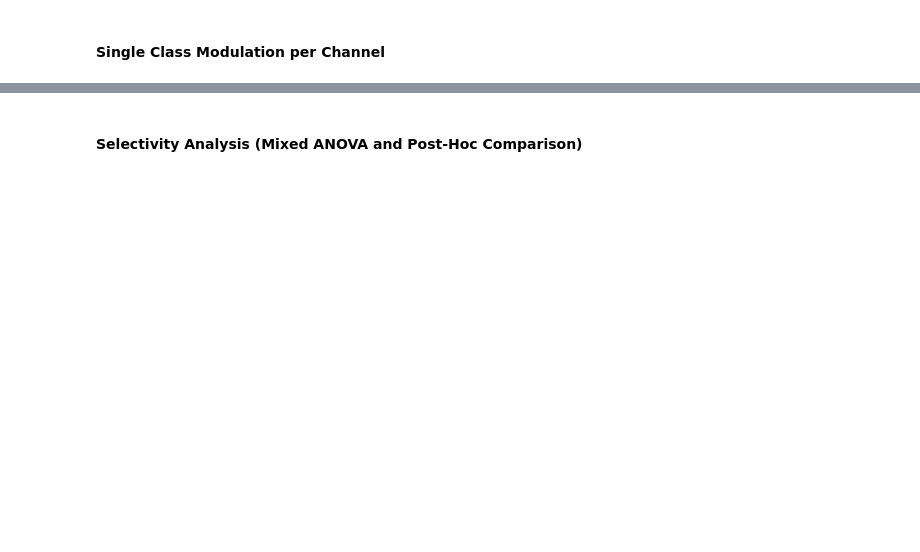
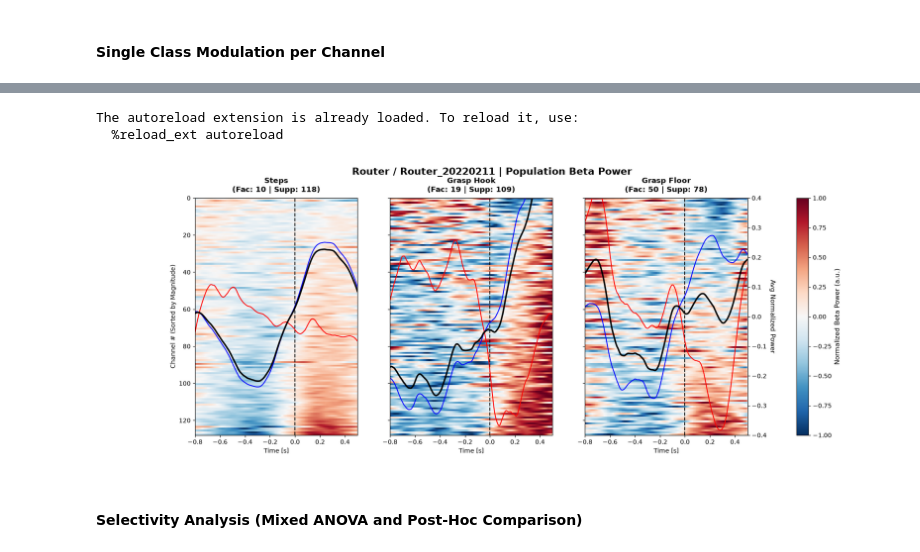
Before and after one commit to TommasoLambresa/Monkey-Parma-ReachWalk, a Jupyter notebook: notebooks/main_analysis.ipynb, the cells around one changed output, grey strips where cells are left out. Saved outputs shown, nothing was run; the diff lists cells and outputs as text; code cells hidden in the pictures; blank space fills up the shorter version.

```diff
--- a/notebooks/main_analysis.ipynb
+++ b/notebooks/main_analysis.ipynb
@@ -12,3 +17,18 @@ plot_population_heatmaps(subject, session, "R")
+# %%
+%matplotlib widget
+%load_ext autoreload
+%autoreload 2
+from src.plot import plot_population_heatmaps
+
+subject = "Router"
+session = "Router_20220211"
+band = "beta"
+
+plot_population_heatmaps(subject, session, band, "R")
+# %% [output]
+The autoreload extension is already loaded. To reload it, use:
+  %reload_ext autoreload
+[figure, added]
 # %% [markdown]
 #### Selectivity Analysis (Mixed ANOVA and Post-Hoc Comparison)
 # %%
```
Also changed, not shown: parts of 1 cell of this notebook, 2 other files.
